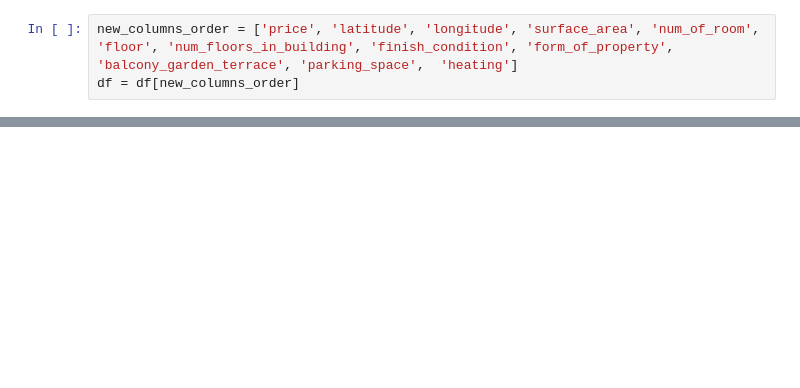
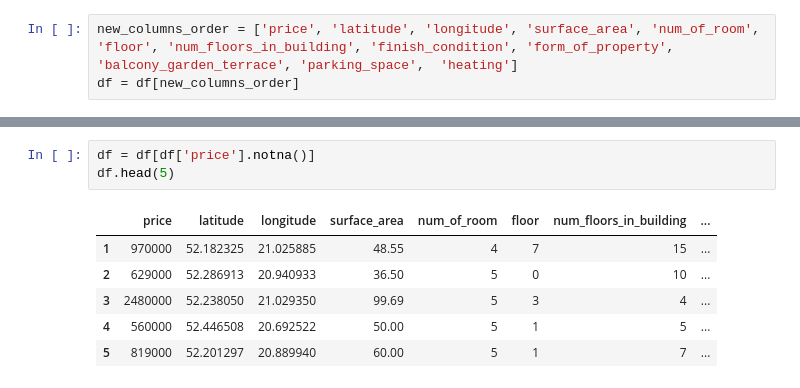
Before and after one commit to purnp2/Otodom_Scrapper_Analysis, a Jupyter notebook: 02_Otodom_Cleaner.ipynb, the cells around one changed output, grey strips where cells are left out. Drawn from its saved outputs; the diff is of its cells as text; blank space fills up the shorter version.

```diff
--- a/02_Otodom_Cleaner.ipynb
+++ b/02_Otodom_Cleaner.ipynb
@@ -254,0 +270,10 @@ df.to_csv(file + '_cleaned.csv', index=False)
+# %%
+df = df[df['price'].notna()]
+df.head(5)
+# %% [output]
+|  | price | latitude | longitude | surface_area | num_of_room | floor | num_floors_in_building | ... |
+| 1 | 970000 | 52.182325 | 21.025885 | 48.55 | 4 | 7 | 15 | ... |
+| 2 | 629000 | 52.286913 | 20.940933 | 36.50 | 5 | 0 | 10 | ... |
+| 3 | 2480000 | 52.238050 | 21.029350 | 99.69 | 5 | 3 | 4 | ... |
+| 4 | 560000 | 52.446508 | 20.692522 | 50.00 | 5 | 1 | 5 | ... |
+| 5 | 819000 | 52.201297 | 20.889940 | 60.00 | 5 | 1 | 7 | ... |
```
Also changed, not shown: parts of 12 cells of this notebook, 8 other files.
